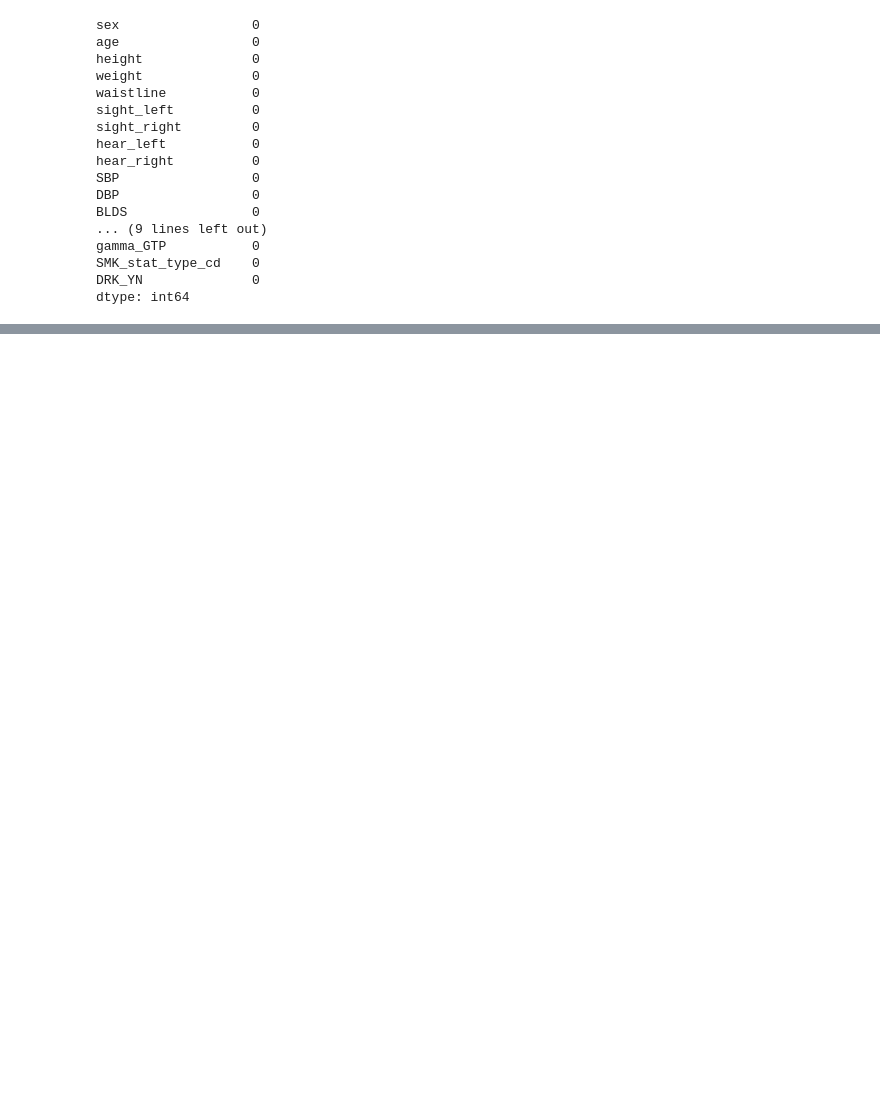
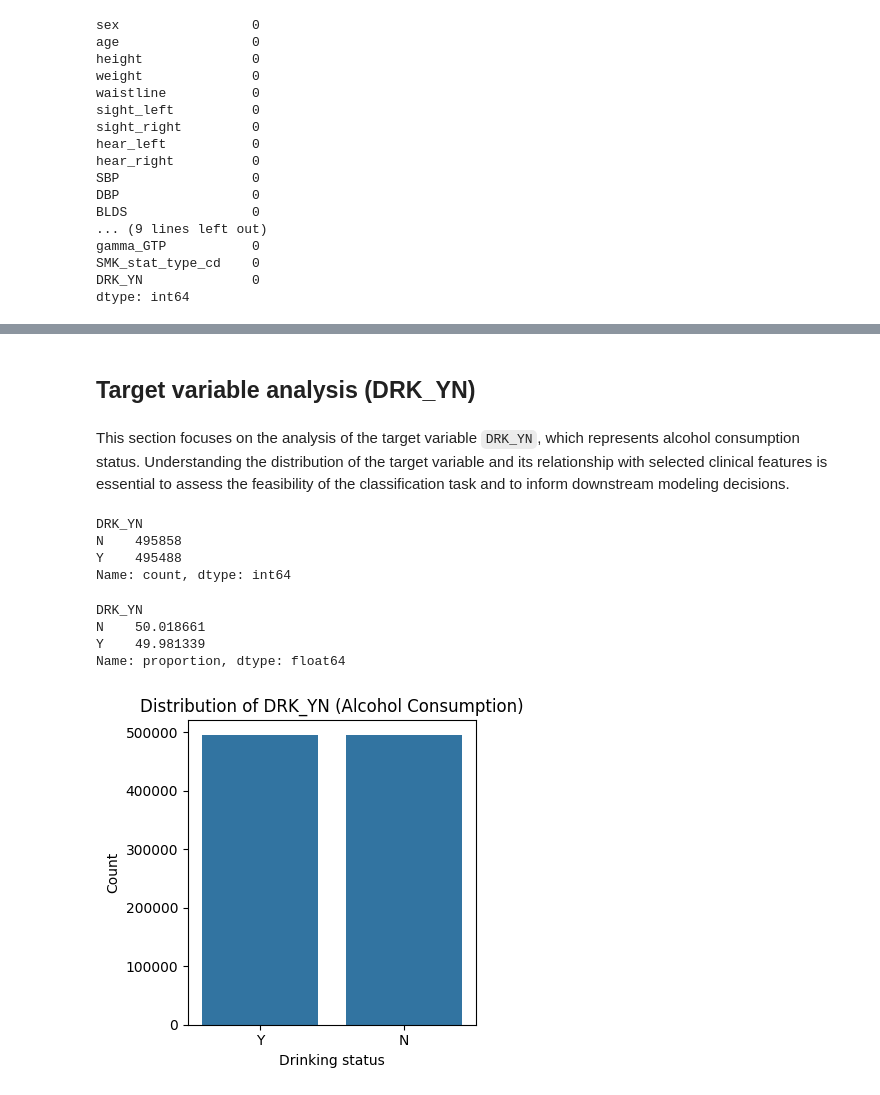
Before and after one commit to LorenzoLo123/health-risk-ml, a Jupyter notebook: notebooks/01_eda.ipynb, the cells around one changed output, grey strips where cells are left out. Saved outputs shown, nothing was run; the diff lists cells and outputs as text; code cells hidden in the pictures; blank space fills up the shorter version.

Commit message:
EDA v1: curated exploratory analysis and insights

```diff
--- a/notebooks/01_eda.ipynb
+++ b/notebooks/01_eda.ipynb
@@ -301,0 +384,34 @@ Name: DRK_YN, dtype: float64
+# %% [markdown]
+## Target variable analysis (DRK_YN)
+# %% [markdown]
+This section focuses on the analysis of the target variable `DRK_YN`, which represents
+alcohol consumption status. Understanding the distribution of the target variable and
+its relationship with selected clinical features is essential to assess the feasibility
+of the classification task and to inform downstream modeling decisions.
+# %%
+df["DRK_YN"].value_counts()
+# %% [output]
+DRK_YN
+N    495858
+Y    495488
+Name: count, dtype: int64
+# %%
+df["DRK_YN"].value_counts(normalize=True) * 100
+# %% [output]
+DRK_YN
+N    50.018661
+Y    49.981339
+Name: proportion, dtype: float64
+# %%
+import matplotlib.pyplot as plt
+import seaborn as sns
+
+plt.figure(figsize=(4, 4))
+sns.countplot(x="DRK_YN", data=df)
+plt.title("Distribution of DRK_YN (Alcohol Consumption)")
+plt.xlabel("Drinking status")
+plt.ylabel("Count")
+plt.tight_layout()
+plt.show()
+# %% [output]
+[figure, added]
```
Also changed, not shown: parts of 63 cells of this notebook.
